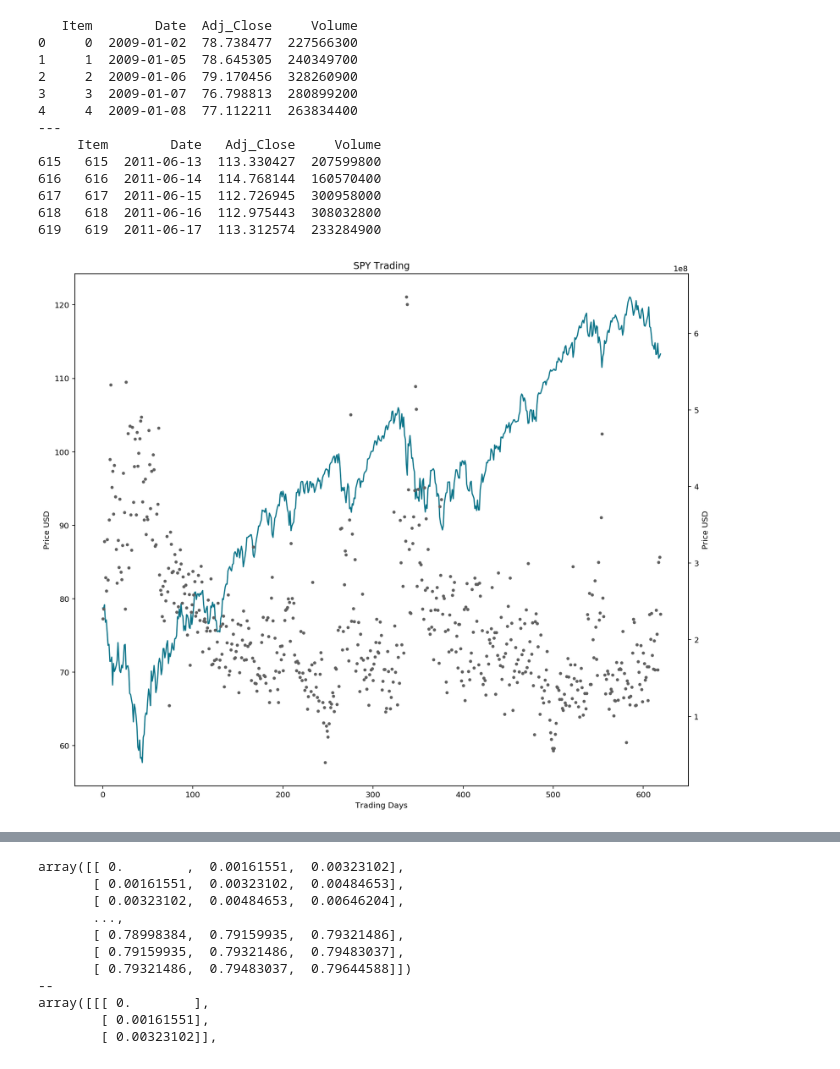
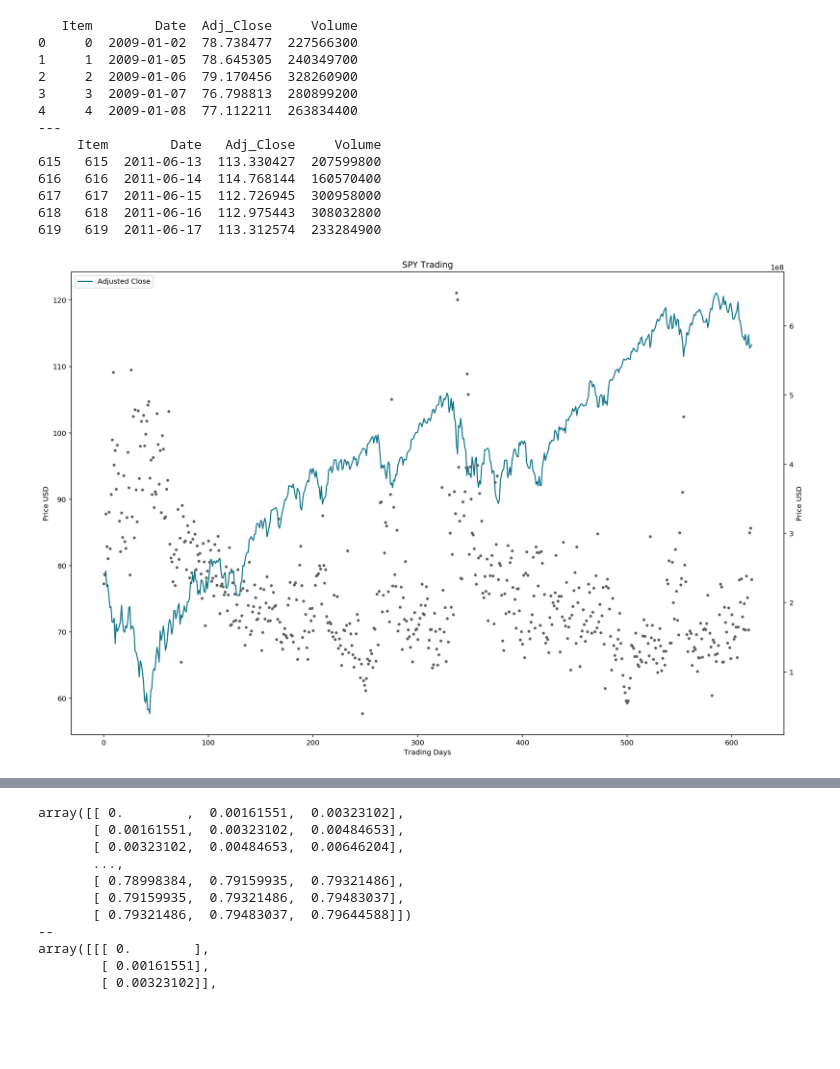
Before and after one commit to gilakos/machine-learning, a Jupyter notebook: projects/capstone/gilakos_stockpricepredictor_dev-workingmodel-deeplearning-keras-lstm-merged.ipynb, the cells around one changed output, grey strips where cells are left out. Saved outputs shown, nothing was run; the diff lists cells and outputs as text; code cells hidden in the pictures; blank space fills up the shorter version.

```diff
--- a/projects/capstone/gilakos_stockpricepredictor_dev-workingmodel-deeplearning-keras-lstm-merged.ipynb
+++ b/projects/capstone/gilakos_stockpricepredictor_dev-workingmodel-deeplearning-keras-lstm-merged.ipynb
@@ -30,6 +30,6 @@ from yahoo_finance import Share
 # Import required libraries for visualization and printing
 from pprint import pprint
 import matplotlib.pyplot as plt
-plt.rcParams['figure.figsize'] = (14, 12)
+plt.rcParams['figure.figsize'] = (18, 12)
 import matplotlib.dates as mdates
 import datetime
@@ -100,28 +98,30 @@ print(stock_df.tail())
 # %%
 # Plot Basic Data
 fig, ax1 = plt.subplots()
 # Axis 1 - Adjusted Close
-ax1.plot(stock_df['Item'], stock_df['Adj_Close'], '#0A7388')
+ax1.plot(stock_df['Item'], stock_df['Adj_Close'], '#0A7388', label='Adjusted Close')
 # Set X Axis label
 ax1.set_xlabel('Trading Days')
 # Set Y Axis label
 ax1.set_ylabel('Price USD')
 
 # Axis 2 - Volume
 ax2 = ax1.twinx()
-ax2.plot(stock_df['Item'], stock_df['Volume'], 'r.', color='#5f5f5f')
+ax2.plot(stock_df['Item'], stock_df['Volume'], 'r.', color='#5f5f5f', label='Trading Volume')
 # Set Y Axis label
 ax2.set_ylabel('Volume')
-
-ax1.set_title(base_ticker + ' Trading')
 
 # Add labels
 plt.ylabel('Price USD')
 plt.xlabel('Trading Days')
 
+# Add title and legend
+ax1.set_title(base_ticker + ' Trading')
+ax1.legend(loc='upper left')
+
 plt.show()
 # %% [output]
-[figure, old version]
+[figure, new version]
 # %%
 #Create numpy arrays for features and targets
 X_day_all = []
```
Also changed, not shown: parts of 3 cells of this notebook, 3 other files.
